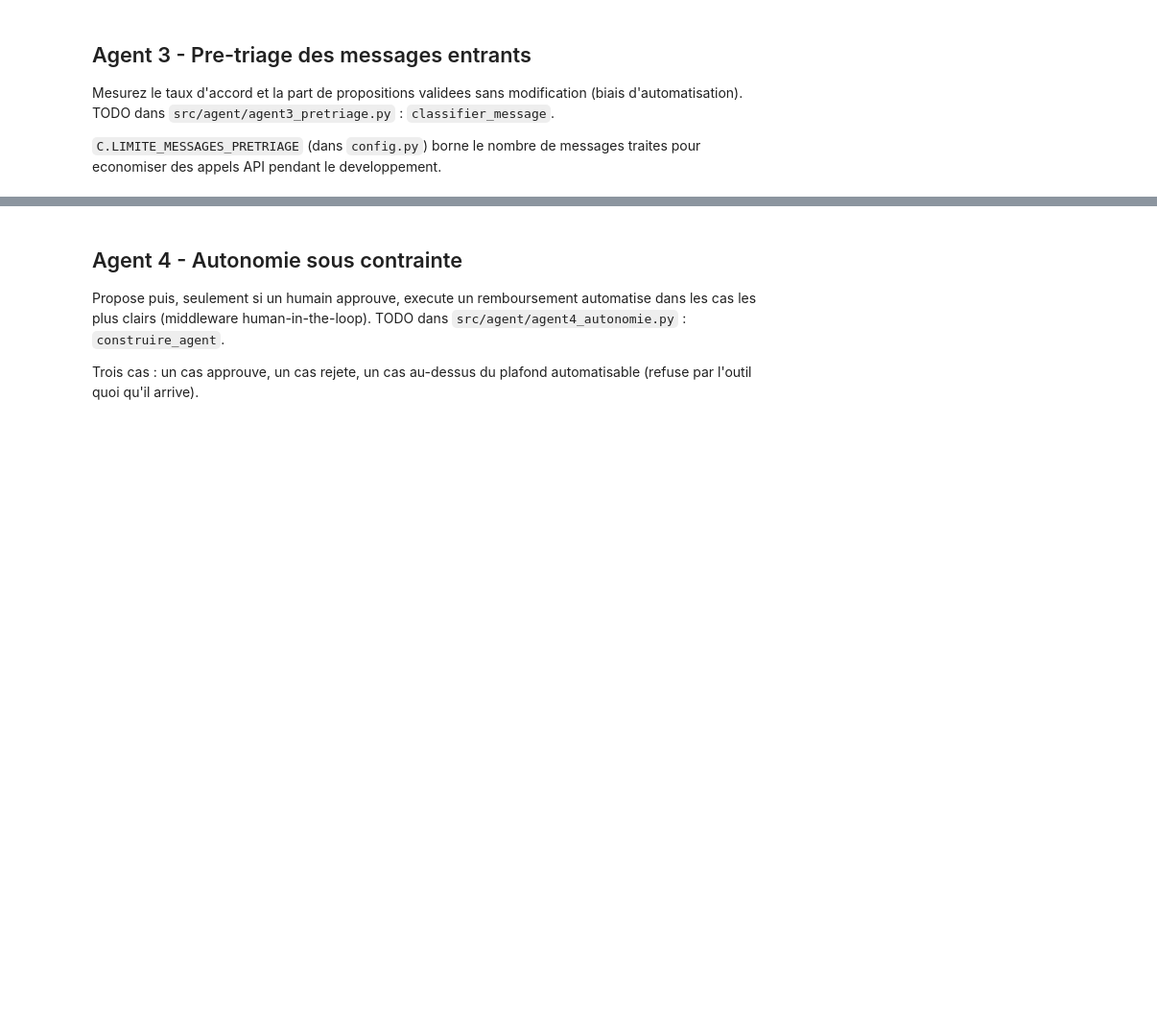
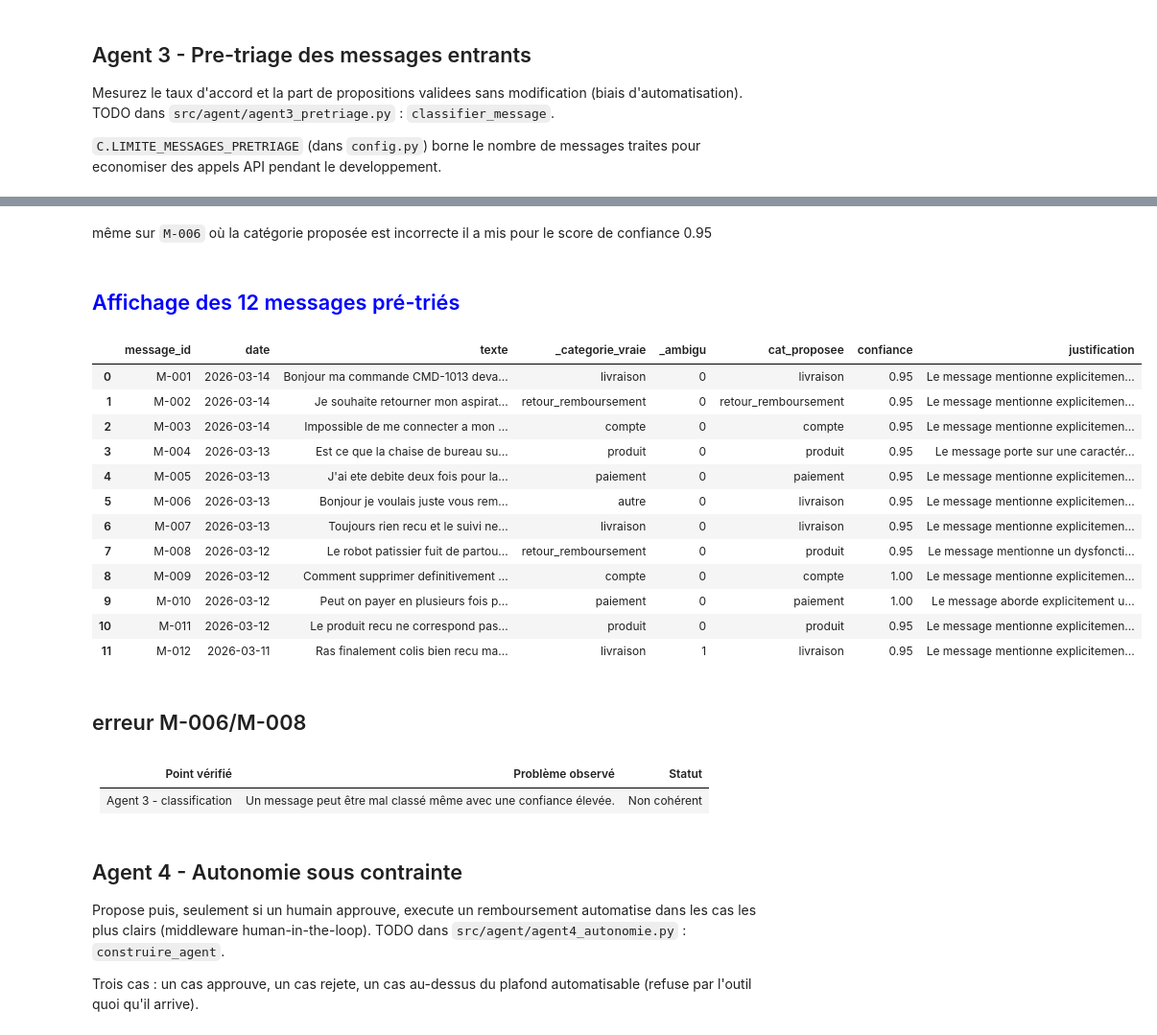
Before and after one commit to aminaassklou/M7-klaro, a Jupyter notebook: notebooks/M7B_pilotage.ipynb, the cells around one changed output, grey strips where cells are left out. Shown at 96% size. Drawn from its saved outputs; the diff is of its cells as text; code cells hidden in the pictures; blank space fills up the shorter version.

Commit message:
Complete agents and update notebook

```diff
--- a/notebooks/M7B_pilotage.ipynb
+++ b/notebooks/M7B_pilotage.ipynb
@@ -159,3 +548,29 @@ A3.taux(valide)
+# %% [markdown]
+même sur `M-006` où la catégorie proposée est incorrecte il a mis pour le  score de confiance 0.95
+# %% [markdown]
+<h2 style="color:blue;">Affichage des 12 messages pré-triés</h2>
+# %%
+pretri.head(12)
+# %% [output]
+|  | message_id | date | texte | _categorie_vraie | _ambigu | cat_proposee | confiance | justification |
+| 0 | M-001 | 2026-03-14 | Bonjour ma commande CMD-1013 deva... | livraison | 0 | livraison | 0.95 | Le message mentionne explicitemen... |
+| 1 | M-002 | 2026-03-14 | Je souhaite retourner mon aspirat... | retour_remboursement | 0 | retour_remboursement | 0.95 | Le message mentionne explicitemen... |
+| 2 | M-003 | 2026-03-14 | Impossible de me connecter a mon ... | compte | 0 | compte | 0.95 | Le message mentionne explicitemen... |
+| 3 | M-004 | 2026-03-13 | Est ce que la chaise de bureau su... | produit | 0 | produit | 0.95 | Le message porte sur une caractér... |
+| 4 | M-005 | 2026-03-13 | J'ai ete debite deux fois pour la... | paiement | 0 | paiement | 0.95 | Le message mentionne explicitemen... |
+| 5 | M-006 | 2026-03-13 | Bonjour je voulais juste vous rem... | autre | 0 | livraison | 0.95 | Le message mentionne explicitemen... |
+| 6 | M-007 | 2026-03-13 | Toujours rien recu et le suivi ne... | livraison | 0 | livraison | 0.95 | Le message mentionne explicitemen... |
+| 7 | M-008 | 2026-03-12 | Le robot patissier fuit de partou... | retour_remboursement | 0 | produit | 0.95 | Le message mentionne un dysfoncti... |
+| 8 | M-009 | 2026-03-12 | Comment supprimer definitivement ... | compte | 0 | compte | 1.00 | Le message mentionne explicitemen... |
+| 9 | M-010 | 2026-03-12 | Peut on payer en plusieurs fois p... | paiement | 0 | paiement | 1.00 | Le message aborde explicitement u... |
+| 10 | M-011 | 2026-03-12 | Le produit recu ne correspond pas... | produit | 0 | produit | 0.95 | Le message mentionne explicitemen... |
+| 11 | M-012 | 2026-03-11 | Ras finalement colis bien recu ma... | livraison | 1 | livraison | 0.95 | Le message mentionne explicitemen... |
+# %% [markdown]
+## erreur M-006/M-008
+# %% [markdown]
+| Point vérifié | Problème observé | Statut |
+|---|---|---|
+| Agent 3 - classification | Un message peut être mal classé même avec une confiance élevée. |  Non cohérent |
 # %% [markdown]
 ## Agent 4 - Autonomie sous contrainte
 
```
Also changed, not shown: parts of 32 cells of this notebook, 6 other files.
